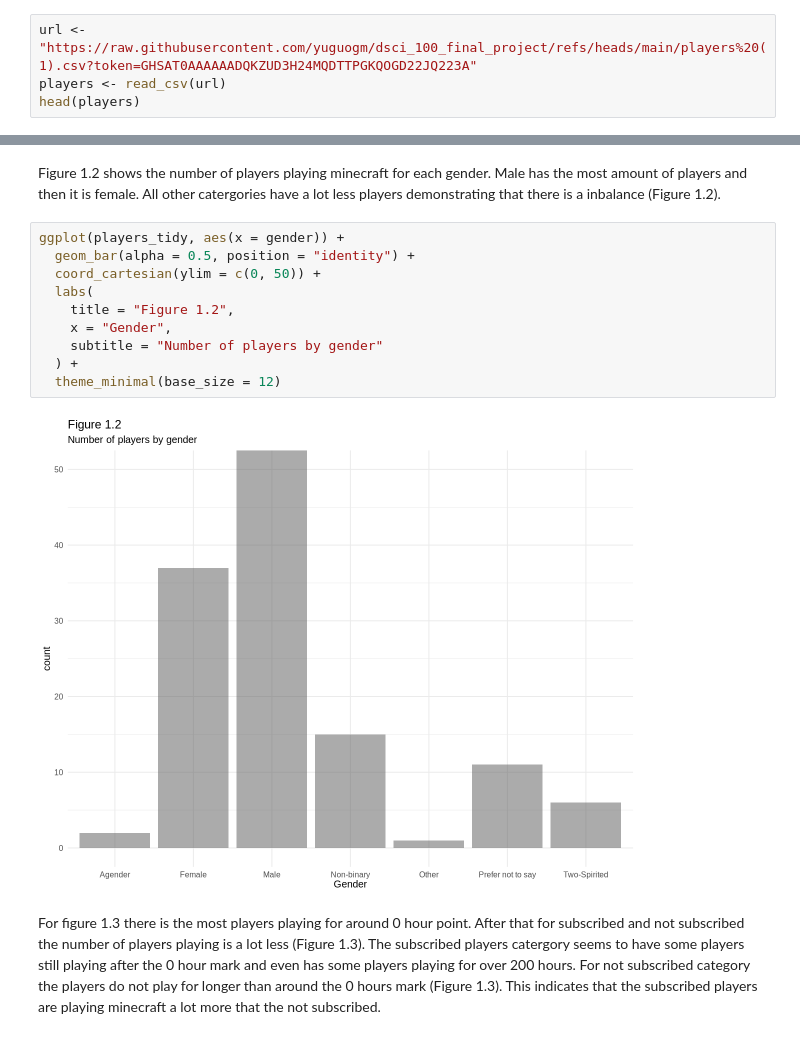
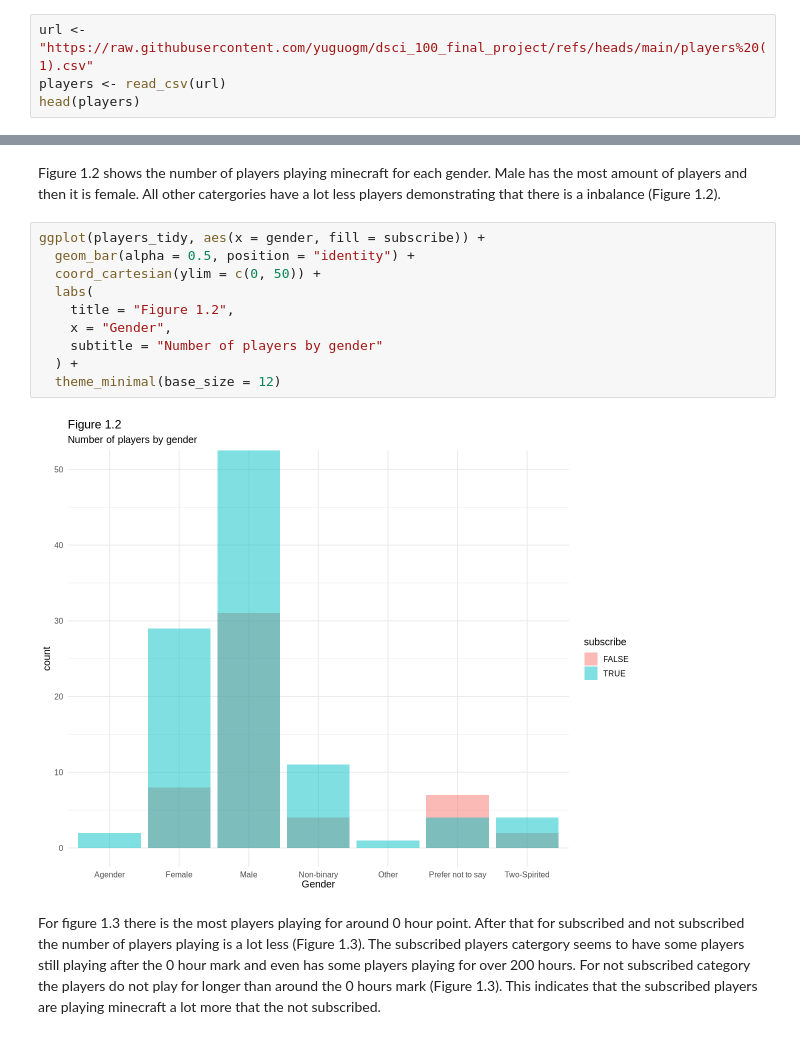
Before and after one commit to yuguogm/dsci_100_final_project, a Jupyter notebook: Final_report.ipynb, the cells around one changed output, grey strips where cells are left out. Drawn from its saved outputs; the diff is of its cells as text.

```diff
--- a/Final_report.ipynb
+++ b/Final_report.ipynb
@@ -65,5 +76,5 @@ library(tidyverse)
 # %%
-url <- "https://raw.githubusercontent.com/yuguogm/dsci_100_final_project/refs/heads/main/players%20(1).csv?token=GHSAT0AAAAAADQKZUD3H24MQDTTPGKQOGD22JQ223A"
+url <- "https://raw.githubusercontent.com/yuguogm/dsci_100_final_project/refs/heads/main/players%20(1).csv"
 players <- read_csv(url)
 head(players)
 # %% [output]
@@ -157,17 +185,17 @@ subscribe_graph
 # %% [markdown]
 Figure 1.2 shows the number of players playing minecraft for each gender. Male has the most amount of players and then it is female. All other catergories have a lot less players demonstrating that there is a inbalance (Figure 1.2).
 # %%
-ggplot(players_tidy, aes(x = gender)) +
+ggplot(players_tidy, aes(x = gender, fill = subscribe)) +
   geom_bar(alpha = 0.5, position = "identity") +
   coord_cartesian(ylim = c(0, 50)) +
   labs(
     title = "Figure 1.2",
     x = "Gender",
     subtitle = "Number of players by gender"
   ) +
   theme_minimal(base_size = 12)
 # %% [output]
-[figure, old version]
+[figure, new version]
 # %% [markdown]
 For figure 1.3 there is the most players playing for around 0 hour point. After that for subscribed and not subscribed the number of players playing is a lot less (Figure 1.3). The subscribed players catergory seems to have some players still playing after the 0 hour mark and even has some players playing for over 200 hours. For not subscribed category the players do not play for longer than around the 0 hours mark (Figure 1.3). This indicates that the subscribed players are playing minecraft a lot more that the not subscribed.
 # %%
```
Also changed, not shown: parts of 3 cells of this notebook.
